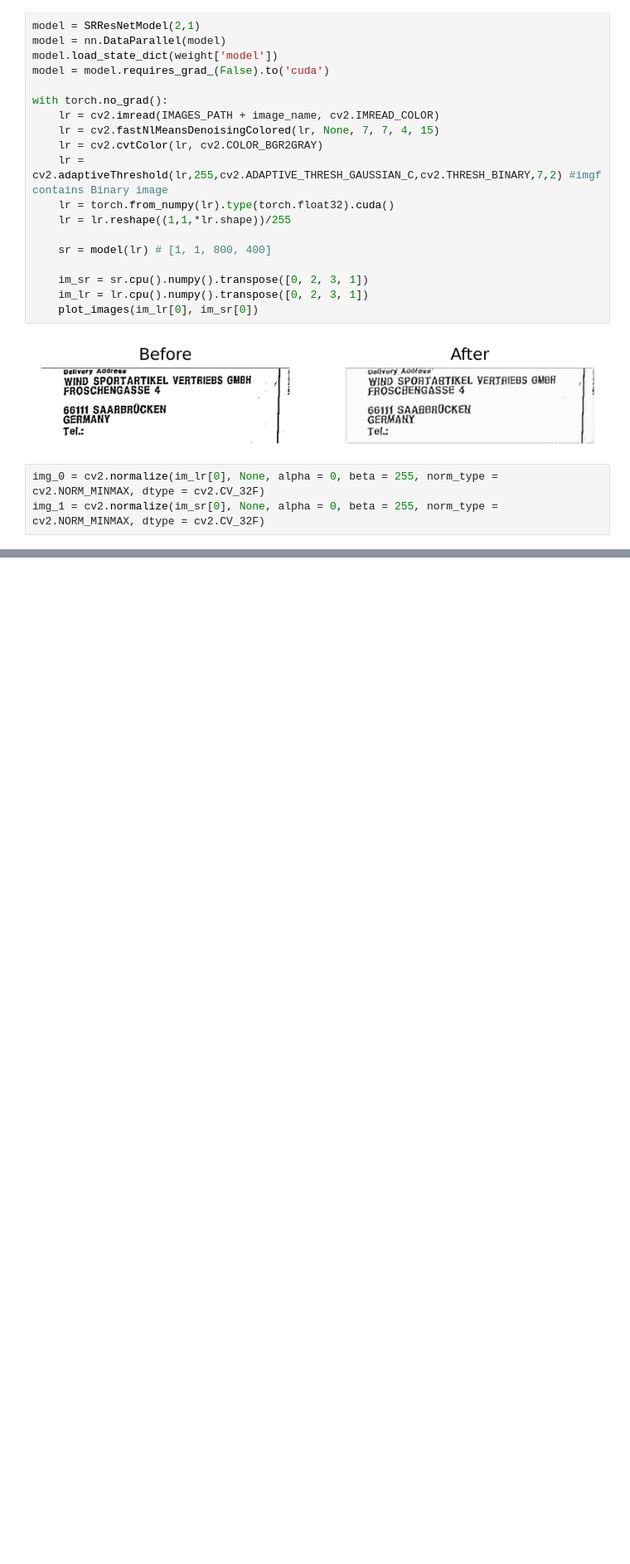
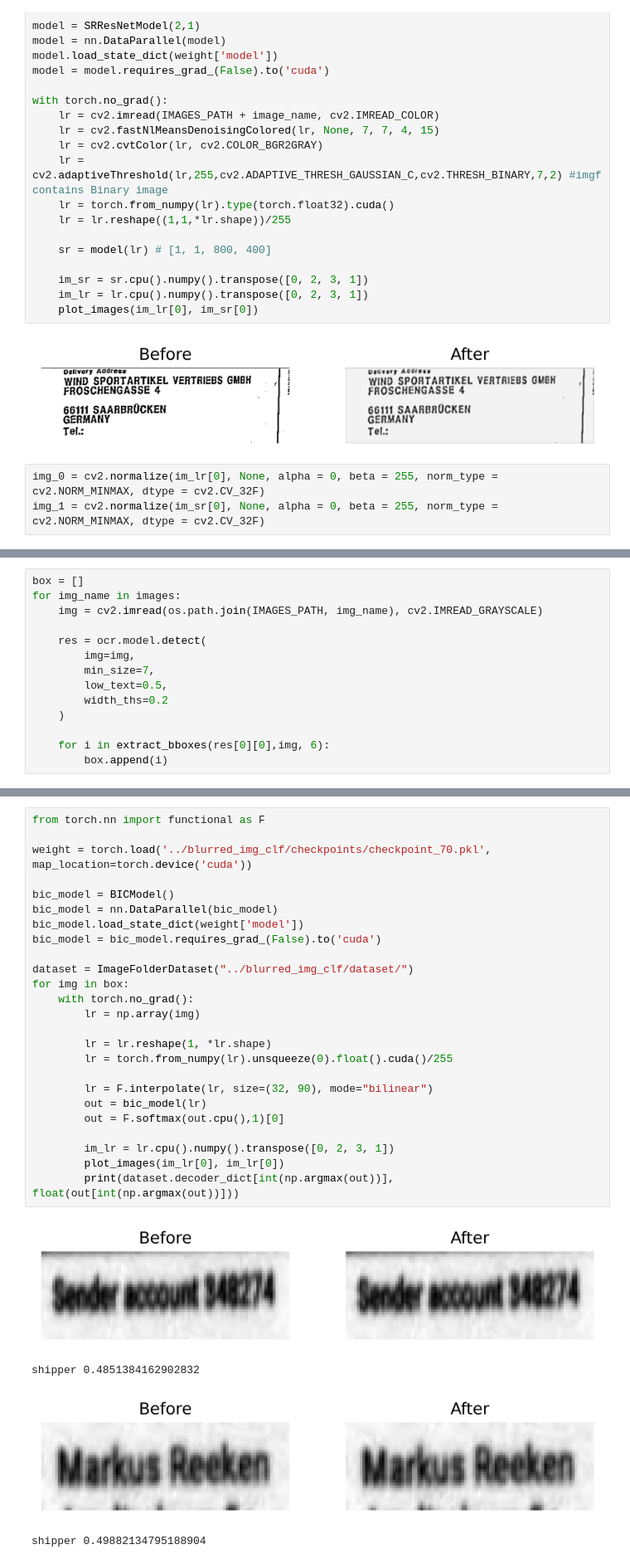
Before and after one commit to CD2L/shipping-label-classification-pipeline, a Jupyter notebook: notebooks/upgrade_ocr.ipynb, the cells around one changed output, grey strips where cells are left out. Shown at 83% size. Saved outputs shown, nothing was run; the diff lists cells and outputs as text; blank space fills up the shorter version.

Commit message:
bic model v1.0

```diff
--- a/notebooks/upgrade_ocr.ipynb
+++ b/notebooks/upgrade_ocr.ipynb
@@ -422,0 +430,14 @@ Seanene Jaseral Me Reeneeaes elnn Mee d Eee Eene Ueeeeeee Me Veeeeeeneene Jeee"
+# %%
+box = []
+for img_name in images:
+    img = cv2.imread(os.path.join(IMAGES_PATH, img_name), cv2.IMREAD_GRAYSCALE)
+
+    res = ocr.model.detect(
+        img=img,
+        min_size=7,
+        low_text=0.5,
+        width_ths=0.2
+    )
+
+    for i in extract_bboxes(res[0][0],img, 6):
+        box.append(i)
@@ -422,0 +468,30 @@ Seanene Jaseral Me Reeneeaes elnn Mee d Eee Eene Ueeeeeee Me Veeeeeeneene Jeee"
+# %%
+from torch.nn import functional as F
+
+weight = torch.load('../blurred_img_clf/checkpoints/checkpoint_70.pkl', map_location=torch.device('cuda'))
+
+bic_model = BICModel()
+bic_model = nn.DataParallel(bic_model)
+bic_model.load_state_dict(weight['model'])
+bic_model = bic_model.requires_grad_(False).to('cuda')
+
+dataset = ImageFolderDataset("../blurred_img_clf/dataset/")
+for img in box:
+    with torch.no_grad():
+        lr = np.array(img)
+
+        lr = lr.reshape(1, *lr.shape)
+        lr = torch.from_numpy(lr).unsqueeze(0).float().cuda()/255
+
+        lr = F.interpolate(lr, size=(32, 90), mode="bilinear")
+        out = bic_model(lr)
+        out = F.softmax(out.cpu(),1)[0]
+
+        im_lr = lr.cpu().numpy().transpose([0, 2, 3, 1])
+        plot_images(im_lr[0], im_lr[0])
+        print(dataset.decoder_dict[int(np.argmax(out))], float(out[int(np.argmax(out))]))
+# %% [output]
+[figure, added]
+shipper 0.4851384162902832
+[figure, added]
+shipper 0.49882134795188904
```
Also changed, not shown: parts of 16 cells of this notebook, 9 other files.
